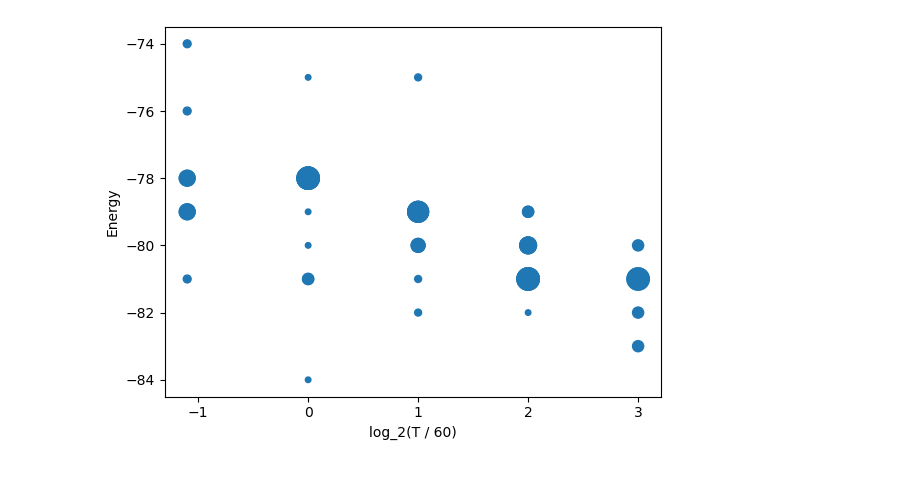
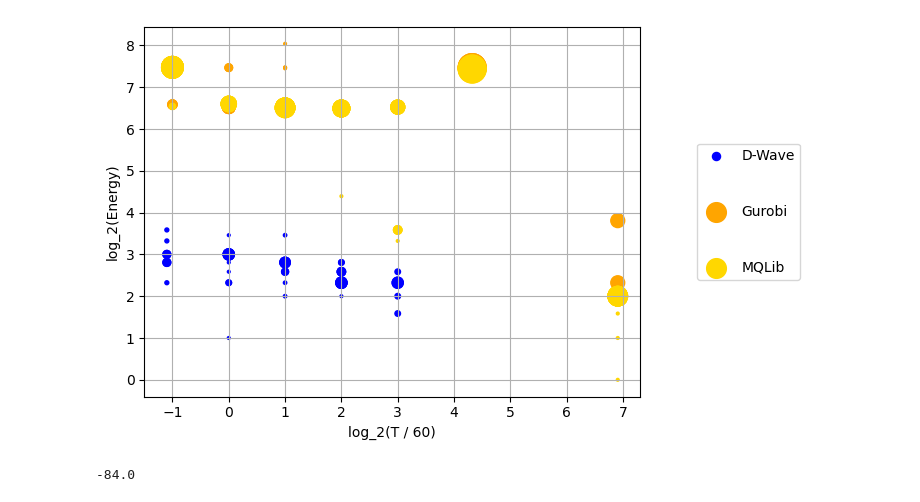
Before and after one commit to JoshCudby/pangenome, a Jupyter notebook: tangle/notebooks/max_path_plotting.ipynb, the cells around one changed output. Saved outputs shown, nothing was run; the diff lists cells and outputs as text; code cells hidden in the pictures.

Commit message:
Data collection and plotting

```diff
--- a/tangle/notebooks/max_path_plotting.ipynb
+++ b/tangle/notebooks/max_path_plotting.ipynb
@@ -2,4 +2,10 @@
 from matplotlib import pyplot as plt
 from math import log2
 import numpy as np
+# %%
+def round_to_time_values(data):
+    time_values = np.array([30, 60, 120, 240, 480, 1200, 7200])
+    for i in range(data.shape[0]):
+        data[i, 0] = time_values[time_values < data[i, 0]][-1]
+    return data
 # %%
@@ -74,7 +80,7 @@ data_k61 = np.array([
 	[480, -91]
 ])
 # %%
-data_k71 = np.array([
+dwave_data_k71 = np.array([
 	[28.53658537, -81],
 	[28.53658537, -78],
 	[28.53658537, -79],
@@ -119,14 +234,20 @@ data_k71 = np.array([
 # %%
-def plot_qubo_data(data):
-    data_with_marker = np.zeros((data.shape[0], 3), dtype=int)
-    data_with_marker[:, 0:2] = data
-    data_set = set(tuple(data[i, :]) for i in range(data.shape[0]))
-    counts = {data_point: sum(1 if tuple(data[i, :]) == data_point else 0 for i in range(data.shape[0])) for data_point in data_set}
-    time_counts = {data_point[0]: sum(1 if data[i, 0] == data_point[0] else 0 for i in range(data.shape[0])) for data_point in data_set}
-    for i in range(data.shape[0]):
-        data_with_marker[i, 2] = 40 ** 2 * (counts[tuple(data[i, :])] / time_counts[data[i, 0]]) ** 2
+def plot_qubo_data(*args):
+    min_val = min(np.min(arg[:, 1]) for arg in args) - 1
+    colours = ['blue', 'orange', 'gold']
+    names = ['D-Wave', 'Gurobi', 'MQLib']
+    for idx, data in enumerate(args):
+        data_with_marker = np.zeros((data.shape[0], 3), dtype=int)
+        data_with_marker[:, 0:2] = data
+        data_set = set(tuple(data[i, :]) for i in range(data.shape[0]))
+        counts = {data_point: sum(1 if tuple(data[i, :]) == data_point else 0 for i in range(data.shape[0])) for data_point in data_set}
+        time_counts = {data_point[0]: sum(1 if data[i, 0] == data_point[0] else 0 for i in range(data.shape[0])) for data_point in data_set}
+        for i in range(data.shape[0]):
+            data_with_marker[i, 2] = 20 ** 2 * (counts[tuple(data[i, :])] / time_counts[data[i, 0]]) ** 2
 
-    plt.scatter(np.log2(data_with_marker[:, 0] / 60), data_with_marker[:, 1],s=data_with_marker[:, 2])
+        plt.scatter(np.log2(data_with_marker[:, 0] / 60), np.log2(data_with_marker[:, 1] - min_val), s=data_with_marker[:, 2], c=colours[idx], label=names[idx])
     plt.xlabel('log_2(T / 60)')
-    plt.ylabel('Energy')
+    plt.ylabel('log_2(Energy)')
+    plt.legend(loc='center left', bbox_to_anchor=(1.1, 0.5), labelspacing=3)
+    plt.grid(True, which="both")
     plt.show()
@@ -141,4 +254,8 @@ plot_qubo_data(data_k61)
-# %%
-plot_qubo_data(data_k71)
-# %% [output]
-[figure, removed]
+# %%
+plot_qubo_data(dwave_data_k71, gurobi_data_k71, mqlib_data_k71)
+# %% [output]
+[figure, added]
+# %%
+min(np.min(arg[:, 1]) for arg in [dwave_data_k71])
+# %% [output]
+-84.0
```
Also changed, not shown: parts of 7 cells of this notebook, 6 other files.
